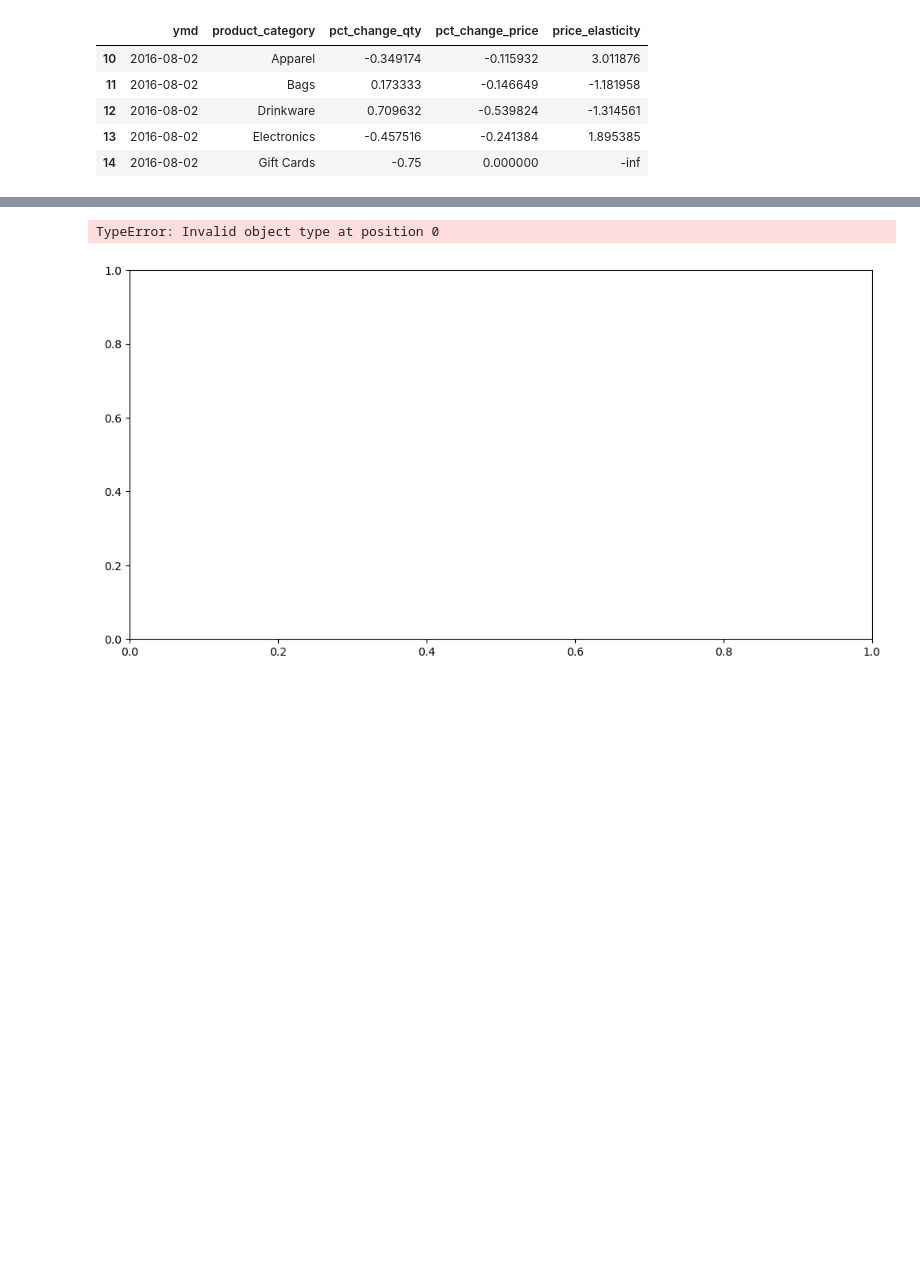
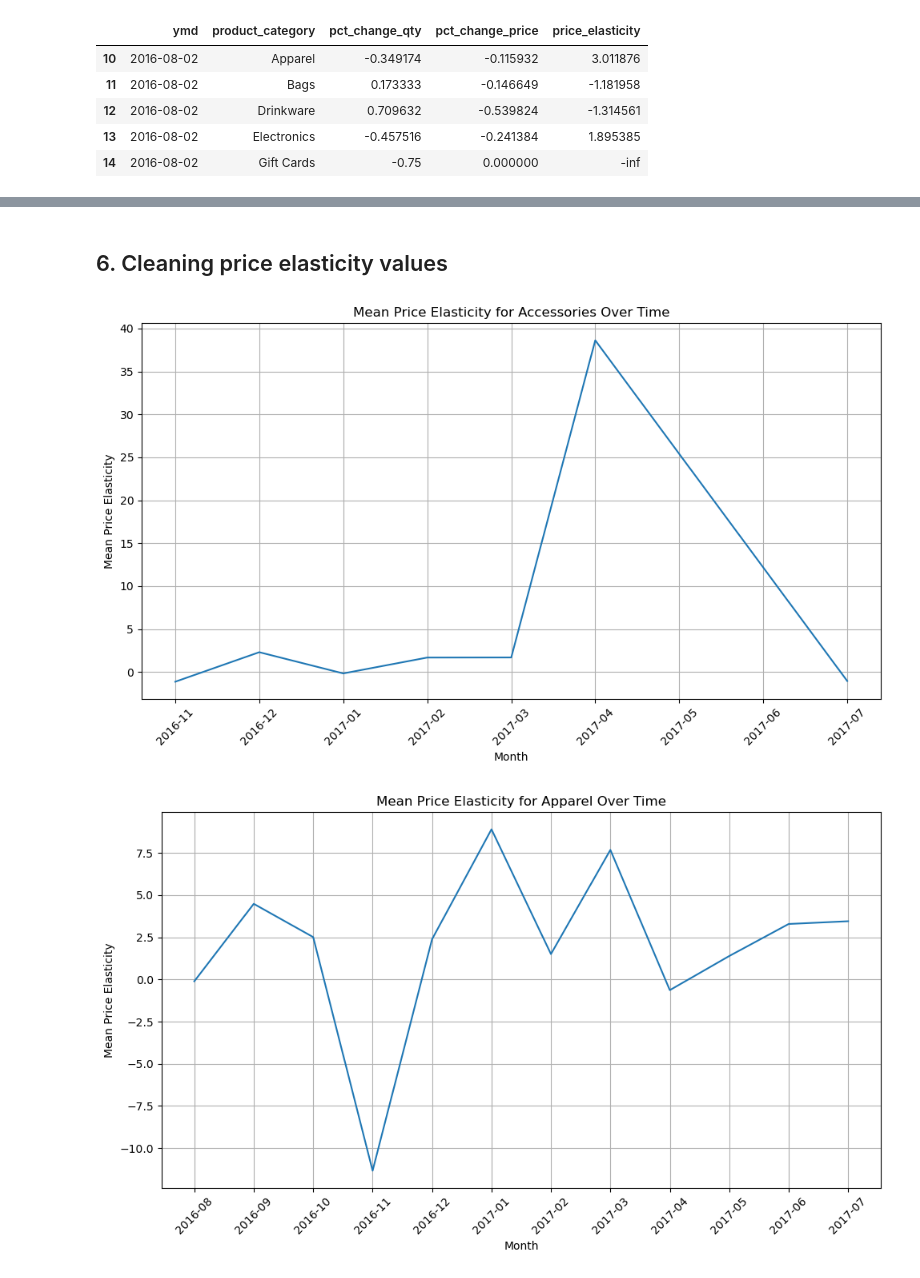
Before and after one commit to woobrandon/DSA3101-Potato-Wedges, a Jupyter notebook: SubgroupB/Price Elasticity.ipynb, the cells around one changed output, grey strips where cells are left out. Saved outputs shown, nothing was run; the diff lists cells and outputs as text; code cells hidden in the pictures; blank space fills up the shorter version.

Commit message:
Fixed NaN values and created visualizations

```diff
--- a/SubgroupB/Price Elasticity.ipynb
+++ b/SubgroupB/Price Elasticity.ipynb
@@ -191,20 +167,43 @@ monthly_elasticity.head()
-# %%
-# Plot the average price elasticity for each product category over time (monthly)
-plt.figure(figsize=(12, 6))
-
-# Line plot for each product category's average price elasticity over time
-sns.lineplot(data=monthly_elasticity, x='month', y='avg_price_elasticity', hue='product_category')
-
-# Adding titles and labels
-plt.title('Average Price Elasticity by Product Category (Monthly)')
-plt.xlabel('Month')
-plt.ylabel('Average Price Elasticity')
-plt.xticks(rotation=45)
-plt.grid(True)
-plt.tight_layout()
-
-# Show the plot
-plt.show()
-# %% [output]
-TypeError: Invalid object type at position 0
-[figure, removed]
+# %% [markdown]
+## 6. Cleaning price elasticity values
+# %%
+category_sales_clean = category_sales.dropna(subset=['price_elasticity'])
+category_sales_clean = category_sales[~np.isinf(category_sales['price_elasticity'])]
+# Convert 'ymd' to monthly period if not done yet
+category_sales_clean['month'] = category_sales_clean['ymd'].dt.to_period('M')
+
+# Group by 'month' and 'product_category' and calculate sum and mean of 'price_elasticity'
+monthly_elasticity_summary = category_sales_clean.groupby(['month', 'product_category']).agg(
+    sum_price_elasticity=('price_elasticity', 'sum'),
+    mean_price_elasticity=('price_elasticity', 'mean')
+).reset_index()
+# Convert 'month' to string for plotting if needed
+monthly_elasticity_summary['month'] = monthly_elasticity_summary['month'].astype(str)
+# Ensure the columns used for plotting are numeric
+monthly_elasticity_summary['mean_price_elasticity'] = pd.to_numeric(monthly_elasticity_summary['mean_price_elasticity'], errors='coerce')
+monthly_elasticity_summary['sum_price_elasticity'] = pd.to_numeric(monthly_elasticity_summary['sum_price_elasticity'], errors='coerce')
+# %%
+product_categories = monthly_elasticity_summary['product_category'].unique()
+
+# Plot each product category separately
+for category in product_categories:
+    # Filter the data for the current category
+    category_data = monthly_elasticity_summary[monthly_elasticity_summary['product_category'] == category]
+
+    # Plot the mean price elasticity over time for the current category
+    plt.figure(figsize=(10, 6))
+    sns.lineplot(data=category_data, x='month', y='mean_price_elasticity')
+
+    # Add labels and title
+    plt.title(f'Mean Price Elasticity for {category} Over Time')
+    plt.xlabel('Month')
+    plt.ylabel('Mean Price Elasticity')
+    plt.xticks(rotation=45)
+    plt.grid(True)
+
+    # Show the plot
+    plt.tight_layout()
+    plt.show()
+# %% [output]
+[figure, added]
+[figure, added]
```
Also changed, not shown: parts of 9 cells of this notebook.
